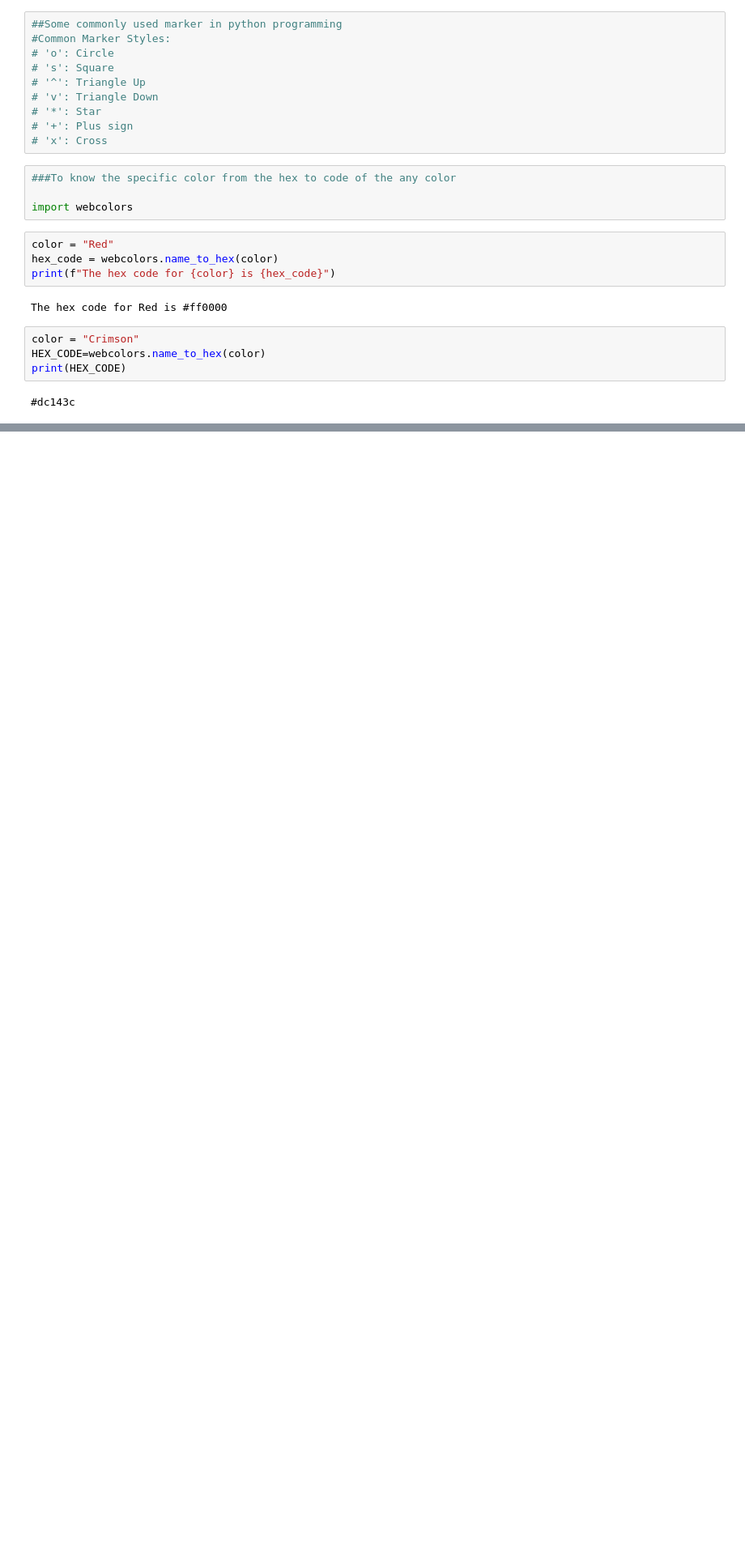
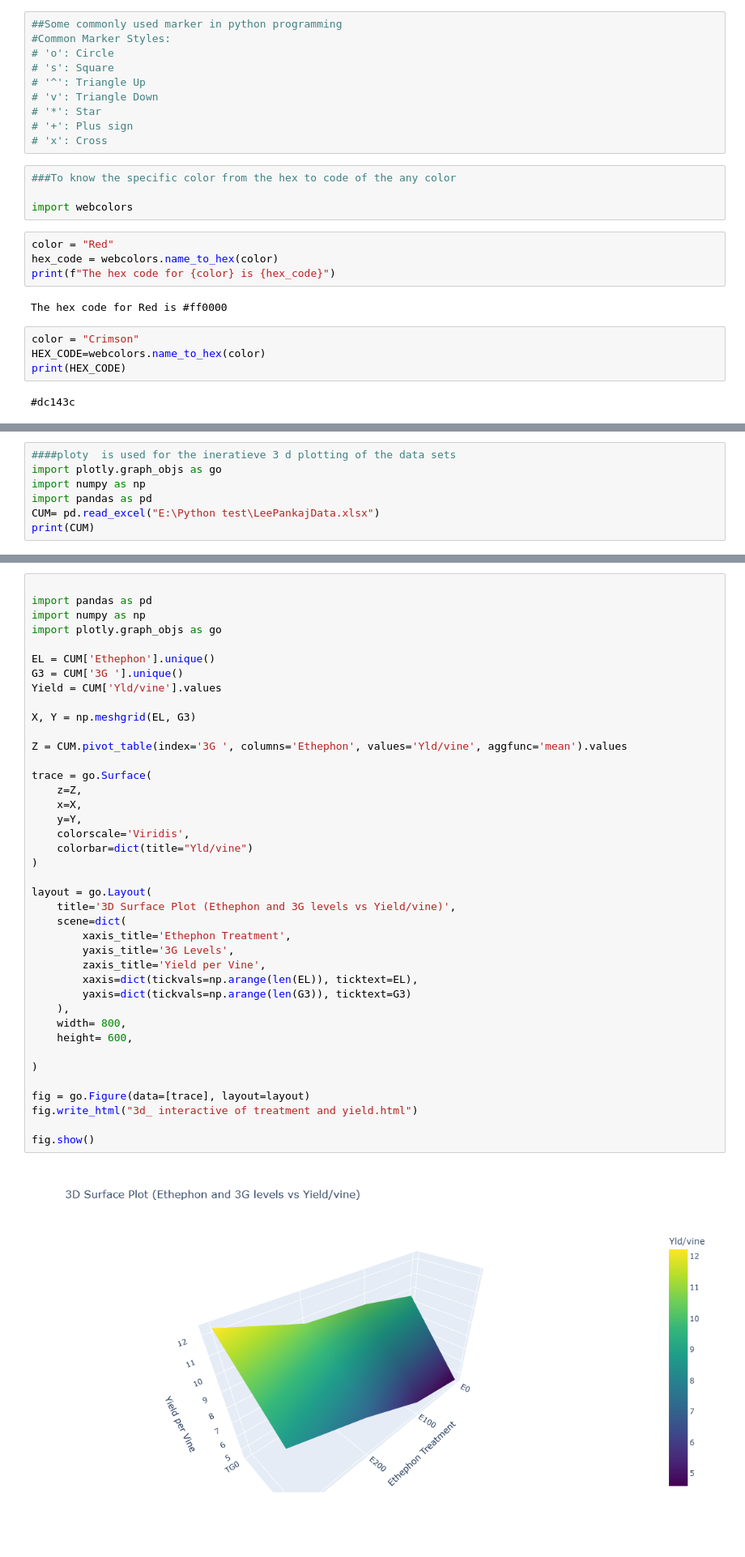
Before and after one commit to bikas-basnet/Learning-python-with-Bikas-, a Jupyter notebook: Jupitor notebook test-checkpoint.ipynb, the cells around one changed output, grey strips where cells are left out. Shown: that part at 81% size. Drawn from its saved outputs; the diff is of its cells as text; blank space fills up the shorter version.

```diff
--- a/Jupitor notebook test-checkpoint.ipynb
+++ b/Jupitor notebook test-checkpoint.ipynb
@@ -203,0 +195,7 @@ plt.show()
+# %%
+####ploty  is used for the ineratieve 3 d plotting of the data sets
+import plotly.graph_objs as go
+import numpy as np
+import pandas as pd
+CUM= pd.read_excel("E:\Python test\LeePankajData.xlsx")
+print(CUM)
@@ -203,0 +220,42 @@ plt.show()
+# %%
+
+import pandas as pd
+import numpy as np
+import plotly.graph_objs as go
+
+EL = CUM['Ethephon'].unique()
+G3 = CUM['3G '].unique()
+Yield = CUM['Yld/vine'].values
+
+X, Y = np.meshgrid(EL, G3)
+
+Z = CUM.pivot_table(index='3G ', columns='Ethephon', values='Yld/vine', aggfunc='mean').values
+
+trace = go.Surface(
+    z=Z,
+    x=X,
+    y=Y,
+    colorscale='Viridis',
+    colorbar=dict(title="Yld/vine")
+)
+
+layout = go.Layout(
+    title='3D Surface Plot (Ethephon and 3G levels vs Yield/vine)',
+    scene=dict(
+        xaxis_title='Ethephon Treatment',
+        yaxis_title='3G Levels',
+        zaxis_title='Yield per Vine',
+        xaxis=dict(tickvals=np.arange(len(EL)), ticktext=EL),
+        yaxis=dict(tickvals=np.arange(len(G3)), ticktext=G3)
+    ),
+    width= 800,
+    height= 600,
+
+)
+
+fig = go.Figure(data=[trace], layout=layout)
+fig.write_html("3d_ interactive of treatment and yield.html")
+
+fig.show()
+# %% [output]
+[figure, added]
```
Also changed, not shown: parts of 3 cells of this notebook.
